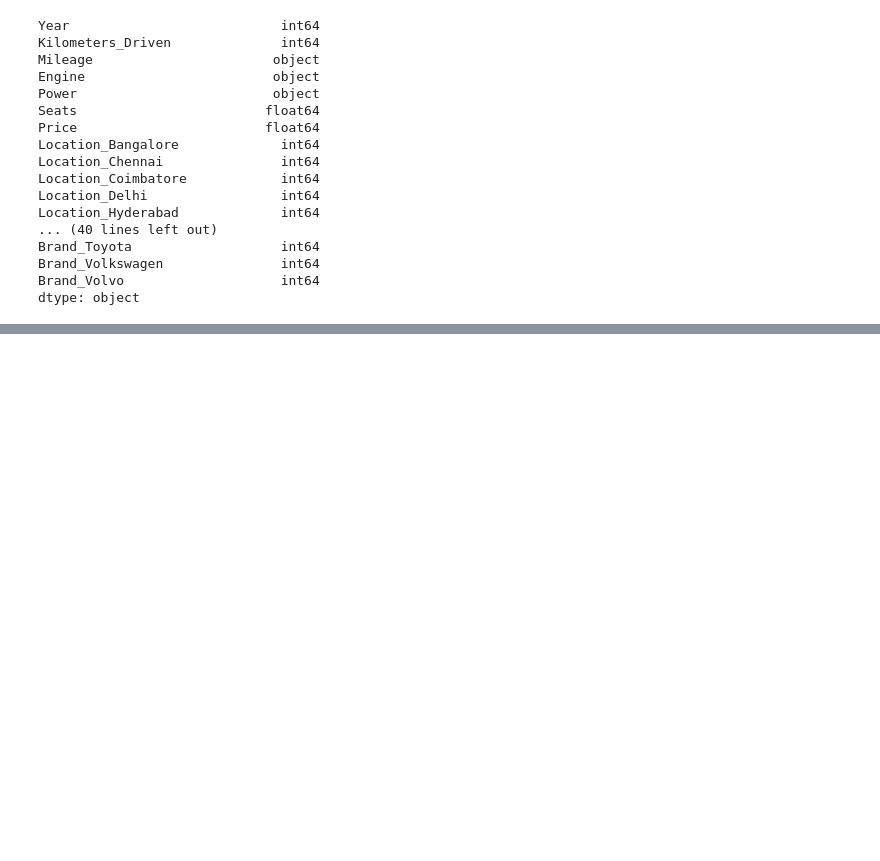
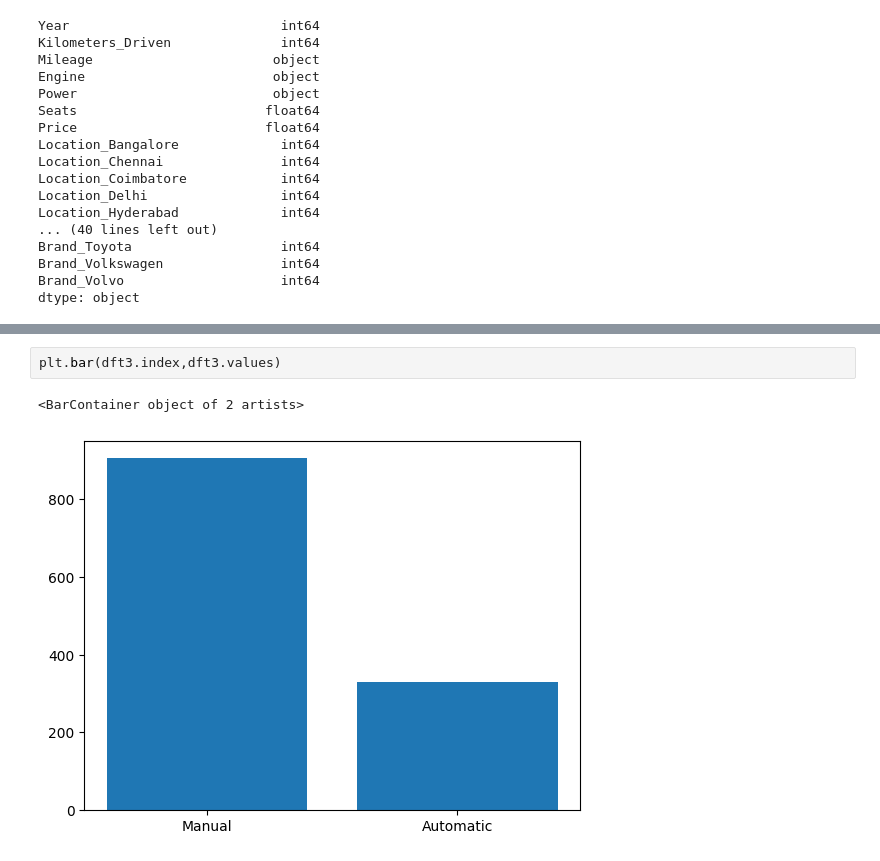
Before and after one commit to AshlinShaji/Machine-Learning, a Jupyter notebook: Regression/Polynomial_Regression/car_price_train.ipynb, the cells around one changed output, grey strips where cells are left out. Cells and saved outputs as stored; diff of their text form; blank space fills up the shorter version.

```diff
--- a/Regression/Polynomial_Regression/car_price_train.ipynb
+++ b/Regression/Polynomial_Regression/car_price_train.ipynb
@@ -363,0 +619,5 @@ dtype: object
+# %%
+plt.bar(dft3.index,dft3.values)
+# %% [output]
+<BarContainer object of 2 artists>
+[figure, added]
```
Also changed, not shown: parts of 56 cells of this notebook.
